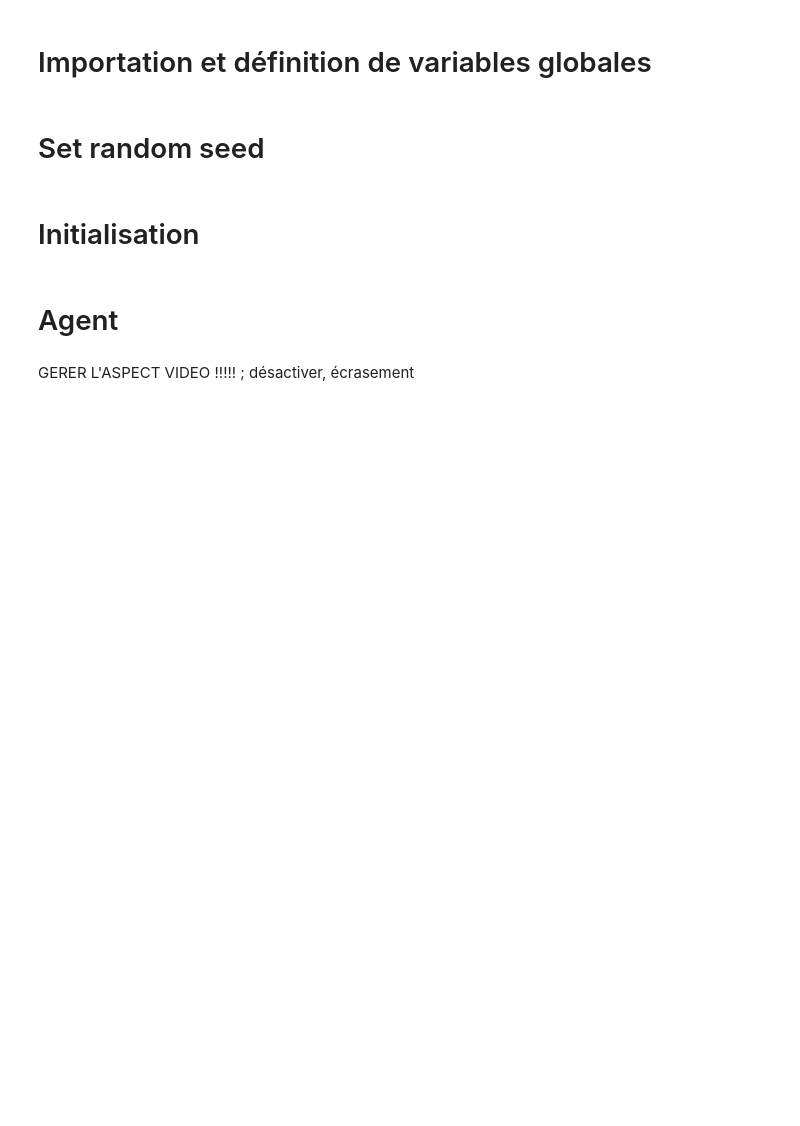
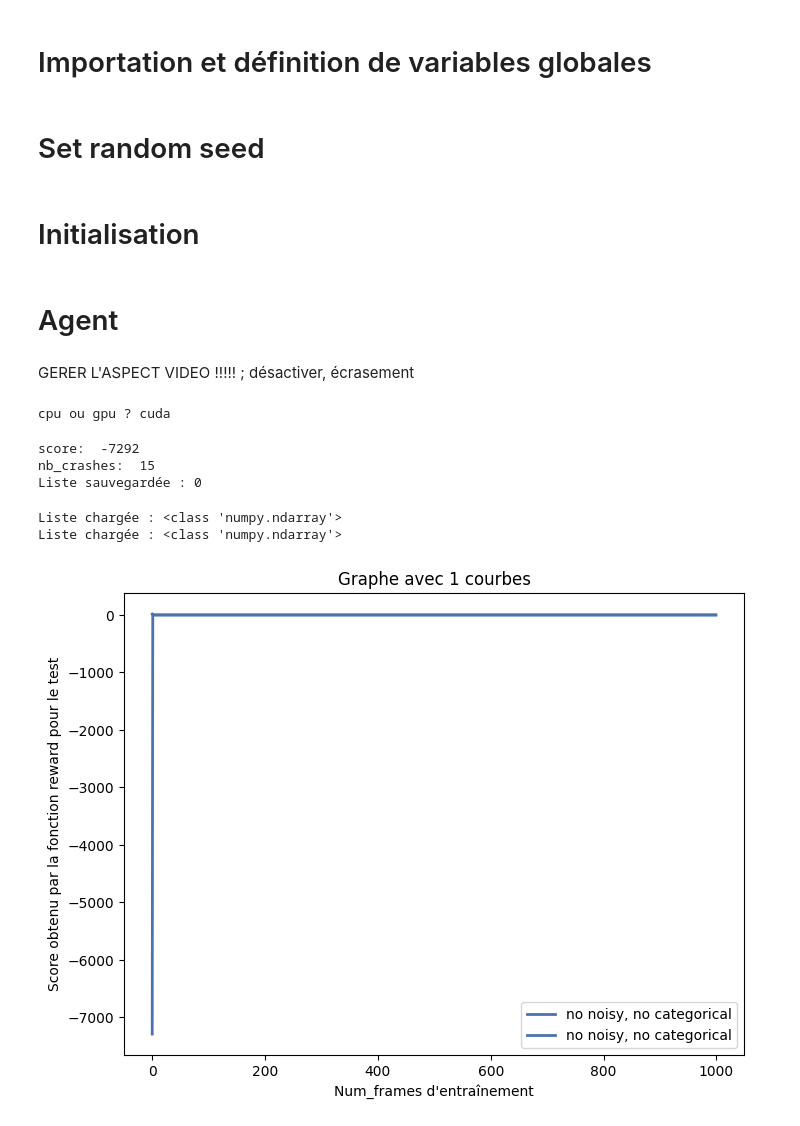
Before and after one commit to Mont-Lo/Planif_en_IA, a Jupyter notebook: graph_rainbows.ipynb, the cells around one changed output. Cells and saved outputs as stored; diff of their text form; code cells hidden in the pictures; blank space fills up the shorter version.

Commit message:
Modifications de no_noisy_no_categ_agent

```diff
--- a/graph_rainbows.ipynb
+++ b/graph_rainbows.ipynb
@@ -44,7 +44,7 @@ seed_torch(seed)
 # Initialisation
 # %%
 # paramètres
-num_frames = 200000
+num_frames = 1000
 memory_size = 100000 #ou 10 000 d'après le code original
 batch_size = 128
 target_update = 100
@@ -57,37 +57,46 @@ GERER L'ASPECT VIDEO !!!!! ; désactiver, écrasement
 # %%
 #ordre : rainbow, no_three, no_noisy_no_categ, no_noisy_no_duel, no_noisy
 
-score_agents = np.zeros([2, num_frames], dtype=float)
-
+score_agents = np.zeros([1, num_frames], dtype=float)
+nb_crashes_agents = np.zeros([1, num_frames], dtype=int)
 # Définition
 #agent_rainbow = Rainbow(None, env, memory_size, batch_size, target_update, seed, f'{buffer_dir}/rainbow')
-agent_no_three = NoNoisyNoCateg(None, NnNoThree, env, memory_size, batch_size, target_update, epsilon_decay, seed, f'{buffer_dir}/no_three')
+#agent_no_three = NoNoisyNoCateg(None, NnNoThree, env, memory_size, batch_size, target_update, epsilon_decay, seed, f'{buffer_dir}/no_three')
 agent_no_noisy_no_categ = NoNoisyNoCateg(None, NnDueling, env, memory_size, batch_size, target_update, epsilon_decay, seed, f'{buffer_dir}/no_noisy_no_categ')
 #agent_no_noisy_no_duel = NoNoisy(None, NnCateg, env, memory_size, batch_size, target_update,  epsilon_decay, seed, f'{buffer_dir}/no_noisy_no_duel')
 #agent_no_noisy = NoNoisy(None, NnNoNoisy, env, memory_size, batch_size, target_update, epsilon_decay, seed, f'{buffer_dir}/no_noisy')
 
-for iter in range(0, num_frames, 5000):
+for iter in range(0, num_frames, 1000):
 
-    # Entraînement
+   # Entraînement
    #  agent_rainbow.train(iter)
-    agent_no_three.train(iter)
-    agent_no_noisy_no_categ.train(iter)
+   #  agent_no_three.train(iter)
+   agent_no_noisy_no_categ.train(iter)
    #  agent_no_noisy_no_duel.train(iter)
    #  agent_no_noisy.train(iter)
 
-    # Test
+   # Test
    #  score_agents[0][iter] = agent_rainbow.test("corbeille/")
-    score_agents[1][iter] = agent_no_three.test("corbeille/")
-    score_agents[2][iter] = agent_no_noisy_no_categ.test("corbeille/")
+   #  score_agents[1][iter] = agent_no_three.test("corbeille/")
+
+   score_agents[0][iter], nb_crashes_agents[0][iter] = agent_no_noisy_no_categ.test("corbeille/no_noisy_no_categ/")
+
    #  score_agents[3][iter] = agent_no_noisy_no_duel.test("corbeille/")
    #  score_agents[4][iter] = agent_no_noisy.test("corbeille/")
 
     #Sauvegarde préventive en cas d'interruption
-    if iter % 5000 == 0:
+   if iter % 1000 == 0:
       # Sauvegarde
-      with open("score_agents_three_and_categ_200000.pkl", "wb") as f:
+      with open("score_agents_no_noisy_no_categ_200000.pkl", "wb") as f:
          pickle.dump(score_agents, f)
+      with open("nb_crashes_agents_no_noisy_no_categ_200000.pkl", "wb") as g:
+         pickle.dump(nb_crashes_agents, g)
       print(f"Liste sauvegardée : {iter}")
+# %% [output]
+cpu ou gpu ? cuda
+score:  -7292
+nb_crashes:  15
+Liste sauvegardée : 0
 # %%
 # Exécutez cette cellule, afin de supprimer les fichiers de buffer_save à la main :
 # del agent_rainbow
@@ -97,30 +106,39 @@ del agent_no_noisy_no_categ
 # del agent_no_noisy
 # %%
 # Charger le fichier localement
-with open("score_agents_three_and_categ_200000.pkl", "rb") as f:
+with open("score_agents_no_noisy_no_categ_200000.pkl", "rb") as f:
     score_agents = pickle.load(f)
 
+with open("nb_crashes_agents_no_noisy_no_categ_200000.pkl", "rb") as g:
+    nb_crashes_agents = pickle.load(g)
+
 print("Liste chargée :", type(score_agents))  # Vérifie le type de l'objet
+print("Liste chargée :", type(nb_crashes_agents))  # Vérifie le type de l'objet
+# %% [output]
+Liste chargée : <class 'numpy.ndarray'>
+Liste chargée : <class 'numpy.ndarray'>
 # %%
 liste_frames = np.arange(num_frames)
 liste_label = ["rainbow", "no noisy, no categorical, no dueling", "no noisy, no categorical", "no noisy, no dueling", "no noisy"]
-liste_label = ["no noisy, no categorical, no dueling", "no noisy, no categorical"]
+liste_label = ["no noisy, no categorical"]
 # Générer une palette de 5 couleurs harmonieuses
 colors = sns.color_palette("deep", n_colors=len(liste_label))
 
 
 # Création de la figure et du graphe
 plt.figure(figsize=(8, 6))
 plt.title("Graphe avec " + str(len(liste_label)) + " courbes")
 
 # Tracer les courbes
 for i in range(len(liste_label)):
     plt.plot(liste_frames, score_agents[i], label=liste_label[i], color=colors[i], linewidth=2)
 
 # Ajout de la légende et des labels
 plt.xlabel("Num_frames d'entraînement") # QU EST CE QUE NUM FRAMES DANS TRAI?
 plt.ylabel("Score obtenu par la fonction reward pour le test")
 plt.legend()
 
 # Affichage du graphe
 plt.show()
+# %% [output]
+[figure, added]
```
Also changed, not shown: parts of 2 cells of this notebook, 5 other files.
